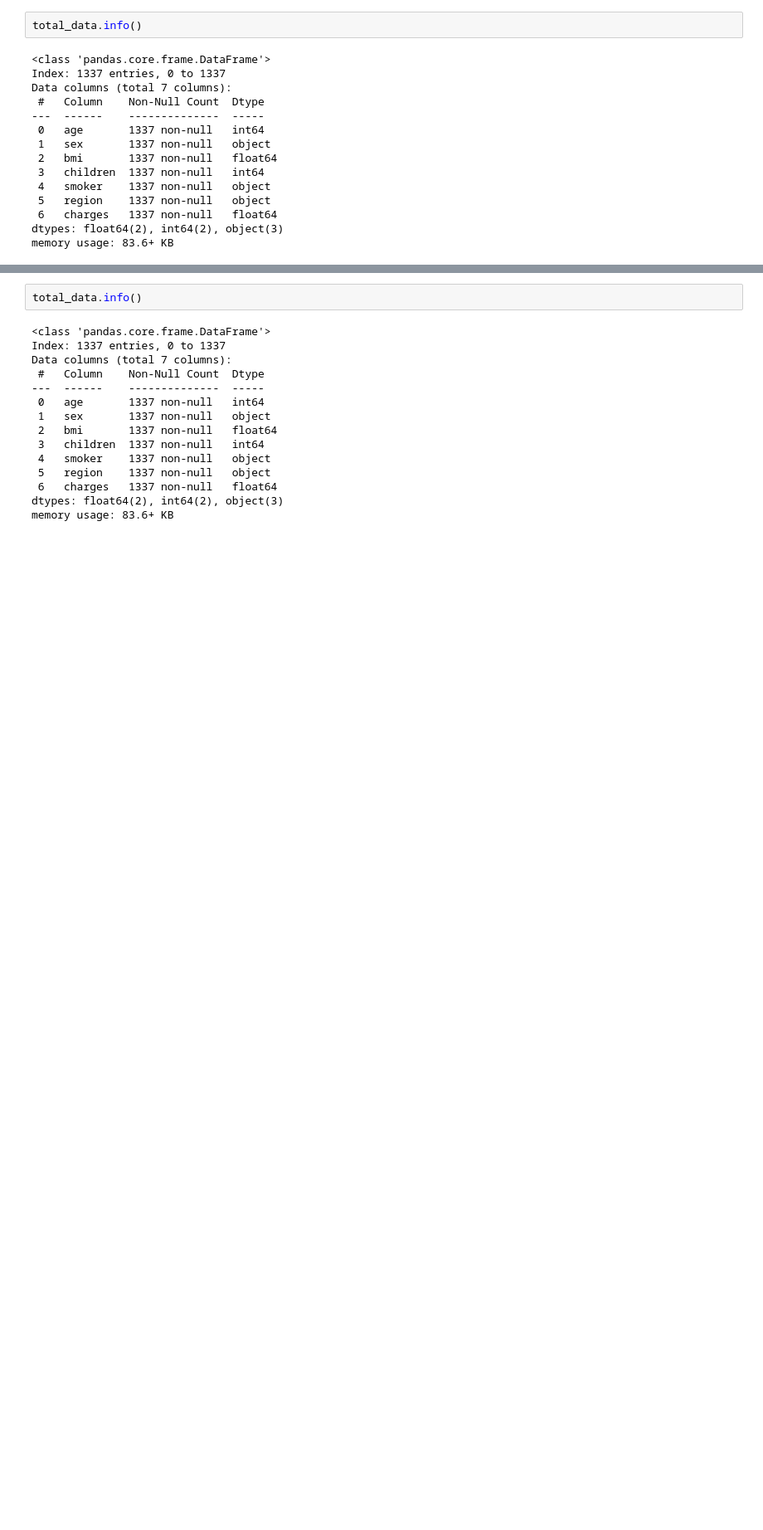
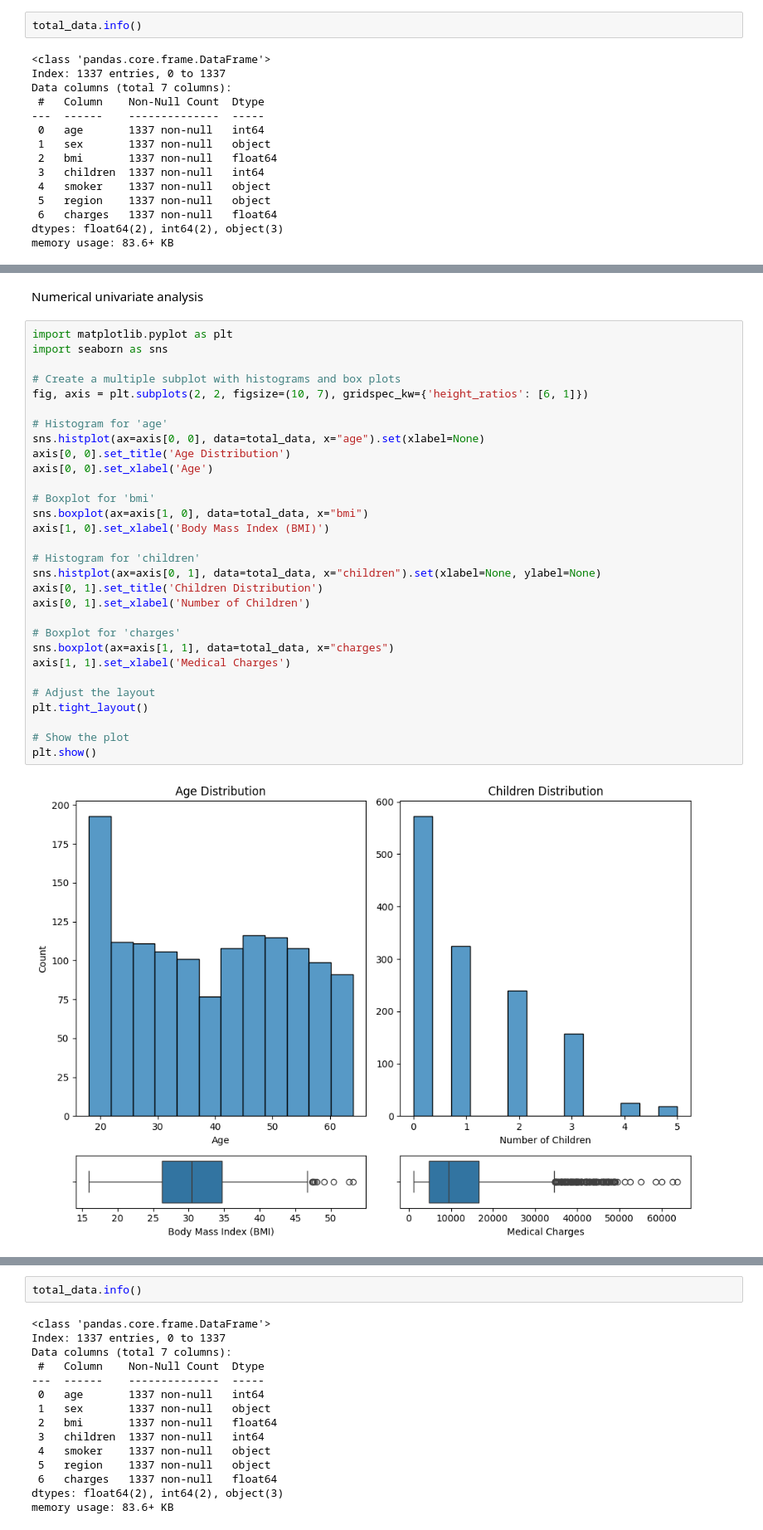
Before and after one commit to Munchkinland/Linear-Regression-Insurance-Project, a Jupyter notebook: src/resolution.ipynb, the cells around one changed output, grey strips where cells are left out. Shown at 83% size. Cells and saved outputs as stored; diff of their text form; blank space fills up the shorter version.

```diff
--- a/src/resolution.ipynb
+++ b/src/resolution.ipynb
@@ -230,0 +231,34 @@ Análisis univariable numérico
+# %% [markdown]
+Numerical univariate analysis
+# %%
+import matplotlib.pyplot as plt
+import seaborn as sns
+
+# Create a multiple subplot with histograms and box plots
+fig, axis = plt.subplots(2, 2, figsize=(10, 7), gridspec_kw={'height_ratios': [6, 1]})
+
+# Histogram for 'age'
+sns.histplot(ax=axis[0, 0], data=total_data, x="age").set(xlabel=None)
+axis[0, 0].set_title('Age Distribution')
+axis[0, 0].set_xlabel('Age')
+
+# Boxplot for 'bmi'
+sns.boxplot(ax=axis[1, 0], data=total_data, x="bmi")
+axis[1, 0].set_xlabel('Body Mass Index (BMI)')
+
+# Histogram for 'children'
+sns.histplot(ax=axis[0, 1], data=total_data, x="children").set(xlabel=None, ylabel=None)
+axis[0, 1].set_title('Children Distribution')
+axis[0, 1].set_xlabel('Number of Children')
+
+# Boxplot for 'charges'
+sns.boxplot(ax=axis[1, 1], data=total_data, x="charges")
+axis[1, 1].set_xlabel('Medical Charges')
+
+# Adjust the layout
+plt.tight_layout()
+
+# Show the plot
+plt.show()
+# %% [output]
+[figure, added]
```
Also changed, not shown: parts of 108 cells of this notebook, 4 other files.
